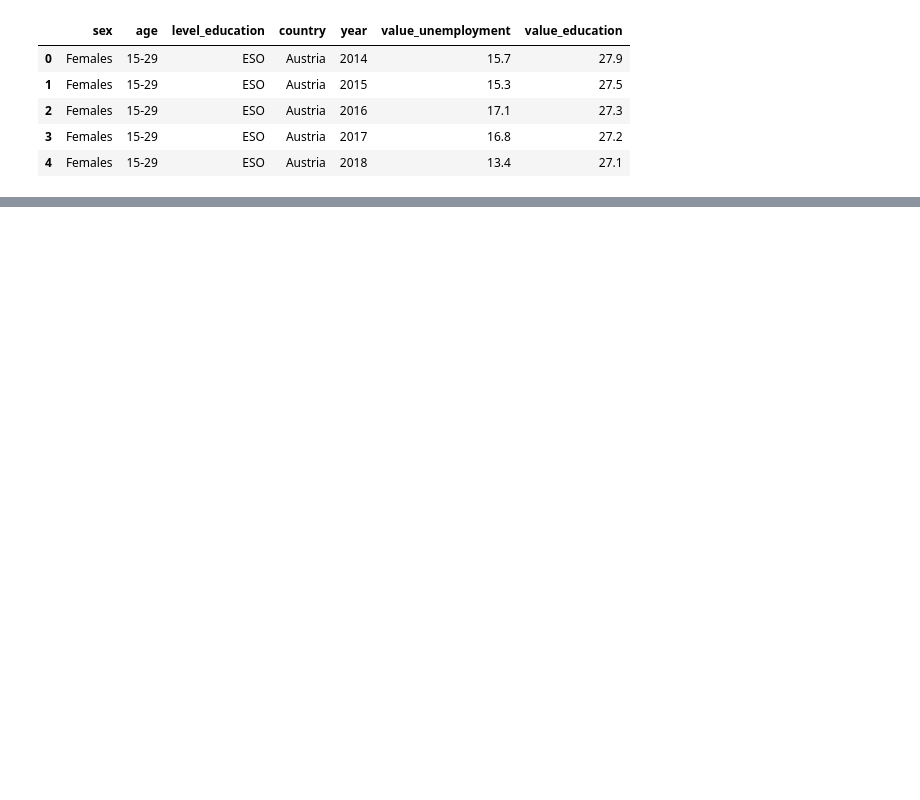
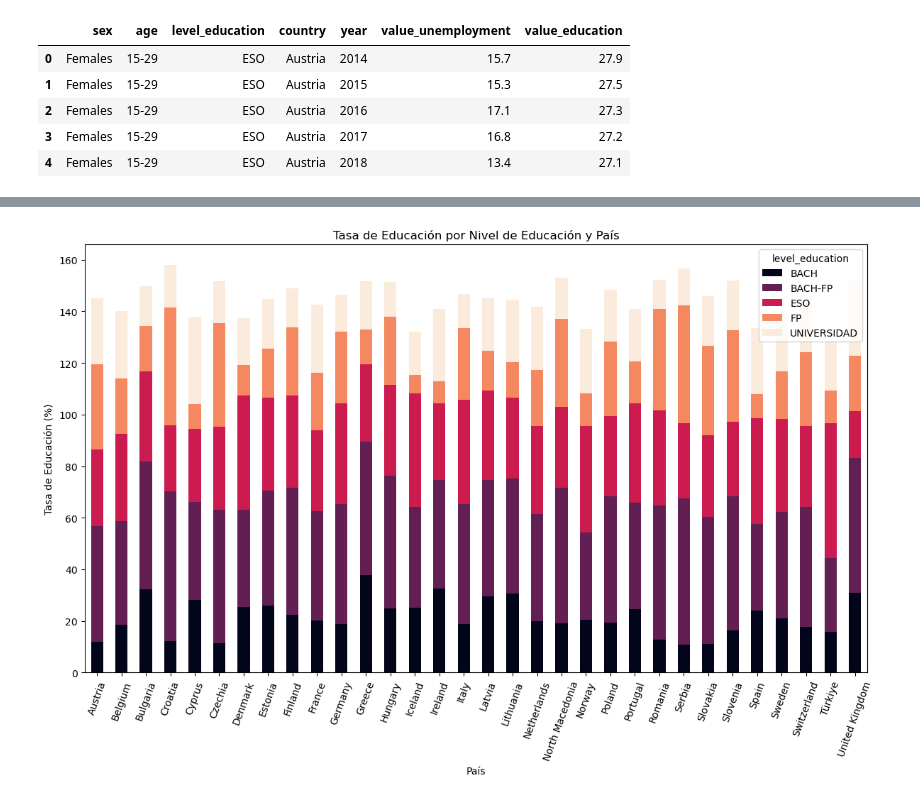
Before and after one commit to harimrys/project-ue, a Jupyter notebook: EDA.ipynb, the cells around one changed output, grey strips where cells are left out. Cells and saved outputs as stored; diff of their text form; code cells hidden in the pictures; blank space fills up the shorter version.

```diff
--- a/EDA.ipynb
+++ b/EDA.ipynb
@@ -21,0 +55,17 @@ df.head()
+# %%
+grupo_pais_genero_educacion = df_filtrado.groupby(["country", "level_education"])["value_education"].mean().unstack().fillna(0)
+
+# Paso 1: Crear el gráfico de barras apiladas
+ax = grupo_pais_genero_educacion.plot(kind='bar', stacked=True, figsize=(12, 8), colormap='rocket')
+
+# Añadir títulos y etiquetas
+plt.title('Tasa de Educación por Nivel de Educación y País')
+plt.ylabel('Tasa de Educación (%)')
+plt.xlabel('País')
+
+# Ajustar la visibilidad de las etiquetas del eje x
+plt.xticks(rotation=70)
+plt.tight_layout()
+plt.show()
+# %% [output]
+[figure, added]
```
Also changed, not shown: parts of 9 cells of this notebook, 3 other files.
